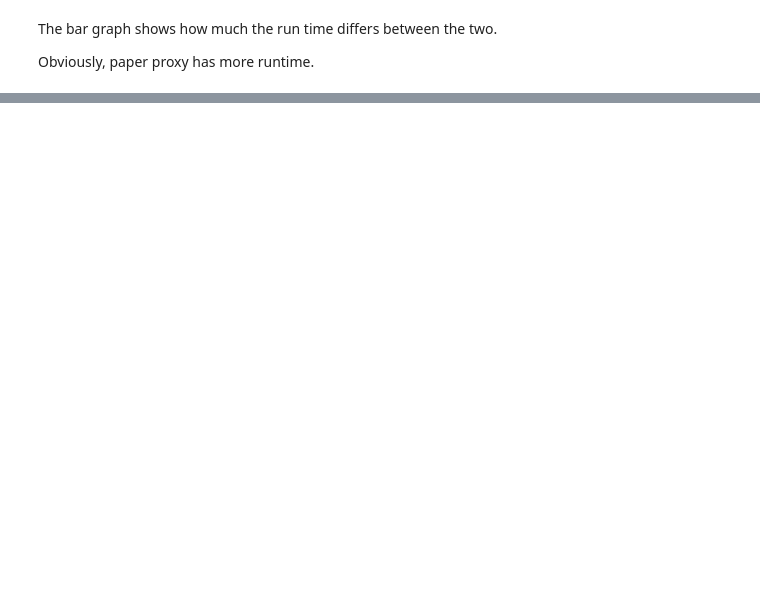
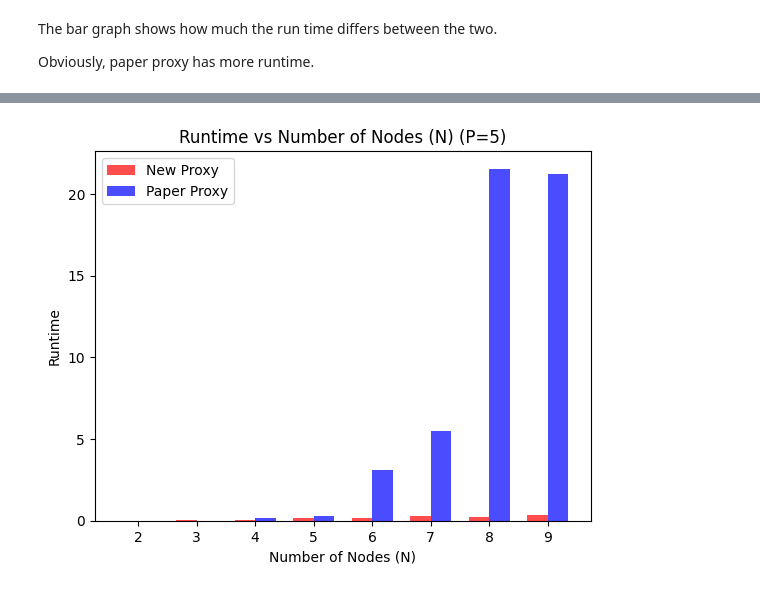
Before and after one commit to jpmorganchase/QOKit, a Jupyter notebook: grips/simurator_runtime(3).ipynb, the cells around one changed output, grey strips where cells are left out. Drawn from its saved outputs; the diff is of its cells as text; code cells hidden in the pictures; blank space fills up the shorter version.

```diff
--- a/grips/simurator_runtime(3).ipynb
+++ b/grips/simurator_runtime(3).ipynb
@@ -105,0 +108,86 @@ Paper Proxy runtime for N=9: 0.1459355354309082
+# %%
+import matplotlib.pyplot as plt
+import networkx as nx
+import numpy as np
+import qokit.maxcut as mc
+from QAOA_simulator import QAOA_run, get_simulator
+import QAOA_proxy as qp
+import QAOA_paper_proxy as qpp
+
+# QAOAの層数
+p = 5
+
+# 結果を格納するリスト
+runtime_new_proxy = []
+runtime_paper_proxy = []
+
+for N in range(2, 10):
+    # エルデシュ・レーニイグラフの生成（ノード数N、エッジの確率0.5）
+    G = nx.erdos_renyi_graph(N, 0.5)
+
+    # グラフからIsingモデルの項を取得
+    ising_model = mc.get_maxcut_terms(G)
+
+    # シミュレーターの初期化
+    sim = get_simulator(N, ising_model)
+
+    # 初期のgammaとbetaを設定（全て0.1）
+    init_gamma, init_beta = np.full((2, p), 0.1)
+
+    # QAOAプロキシを使ってQAOAの実行（結果としてruntimeを取得）
+    result = qp.QAOA_proxy_run(G.number_of_edges(), N, p, init_gamma, init_beta)
+
+    # `result` の中に `runtime` が存在するか確認
+    if "runtime" in result:
+        runtime = result["runtime"]
+        # 結果をリストに追加
+        runtime_new_proxy.append(runtime)
+        print(f"New Proxy runtime for N={N}: {runtime}")
+    else:
+        print(f"Warning: 'runtime' not found for New Proxy with N={N}")
+
+for N in range(2, 10):
+    # エルデシュ・レーニイグラフの生成（ノード数N、エッジの確率0.5）
+    G = nx.erdos_renyi_graph(N, 0.5)
+
+    # グラフからIsingモデルの項を取得
+    ising_model = mc.get_maxcut_terms(G)
+
+    # シミュレーターの初期化
+    sim = get_simulator(N, ising_model)
+
+    # 初期のgammaとbetaを設定（全て0.1）
+    init_gamma, init_beta = np.full((2, p), 0.1)
+
+    # QAOAプロキシを使ってQAOAの実行（結果としてruntimeを取得）
+    result = qpp.QAOA_paper_proxy_run(G.number_of_edges(), N, p, init_gamma, init_beta)
+
+    # `result` の中に `runtime` が存在するか確認
+    if "runtime" in result:
+        runtime = result["runtime"]
+        # 結果をリストに追加
+        runtime_paper_proxy.append(runtime)
+        print(f"Paper Proxy runtime for N={N}: {runtime}")
+    else:
+        print(f"Warning: 'runtime' not found for Paper Proxy with N={N}")
+
+# 棒グラフの作成
+bar_width = 0.35  # バーの幅
+index = np.arange(2, 10)  # x軸のインデックス
+
+# 新しいプロキシの棒グラフ
+plt.bar(index - bar_width / 2, runtime_new_proxy, bar_width, color='red', alpha=0.7, label='New Proxy')
+
+# 論文プロキシの棒グラフ
+plt.bar(index + bar_width / 2, runtime_paper_proxy, bar_width, color='blue', alpha=0.7, label='Paper Proxy')
+
+# グラフの設定
+plt.xlabel('Number of Nodes (N)')
+plt.ylabel('Runtime')
+plt.title(f'Runtime vs Number of Nodes (N) (P={p})')
+plt.xticks(index)  # x軸の目盛りを設定
+plt.legend()
+
+# グラフの表示
+plt.show()
+# %% [output]
@@ -105,0 +210 @@ Paper Proxy runtime for N=9: 0.1459355354309082
+[figure, added]
```
Also changed, not shown: parts of 2 cells of this notebook.
